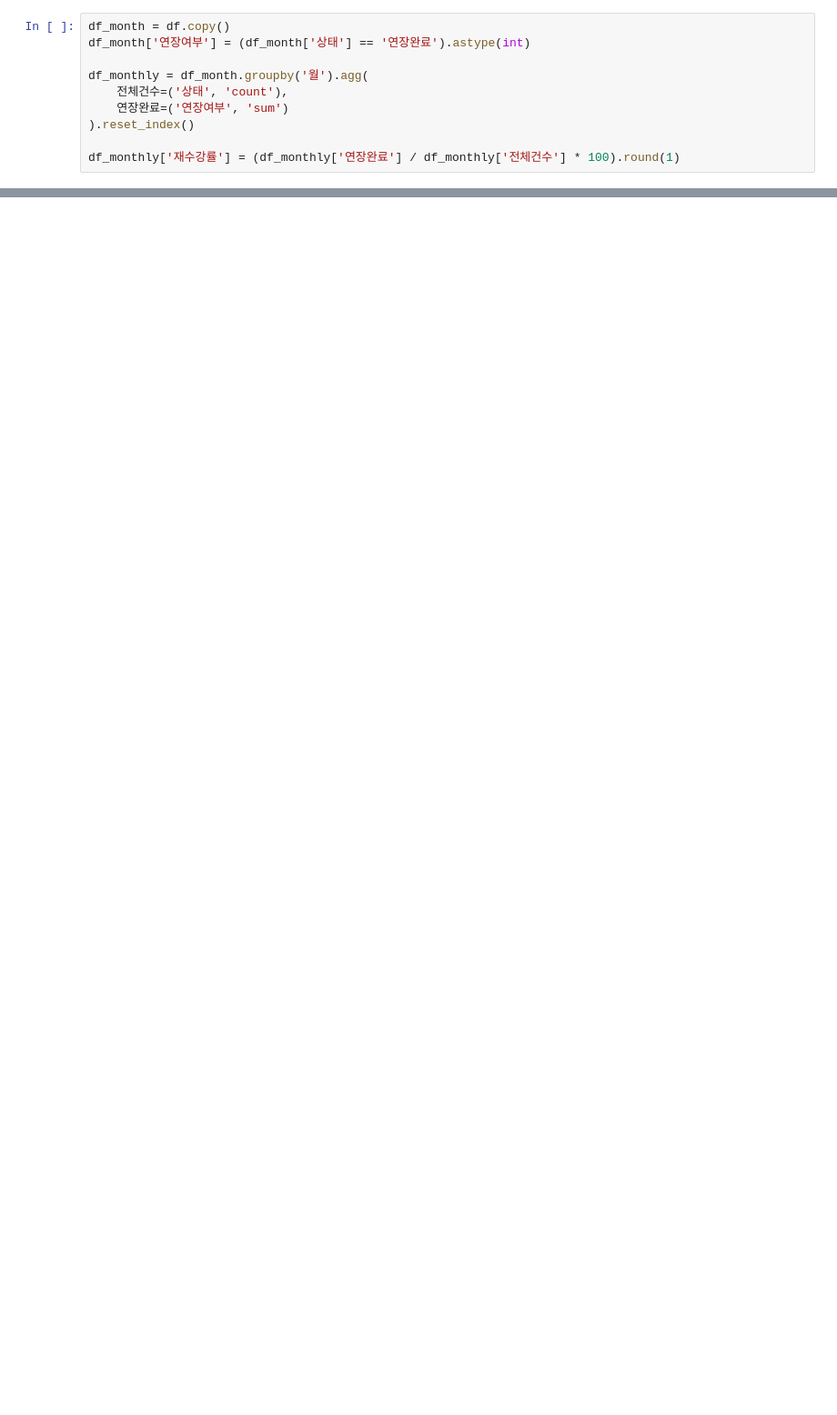
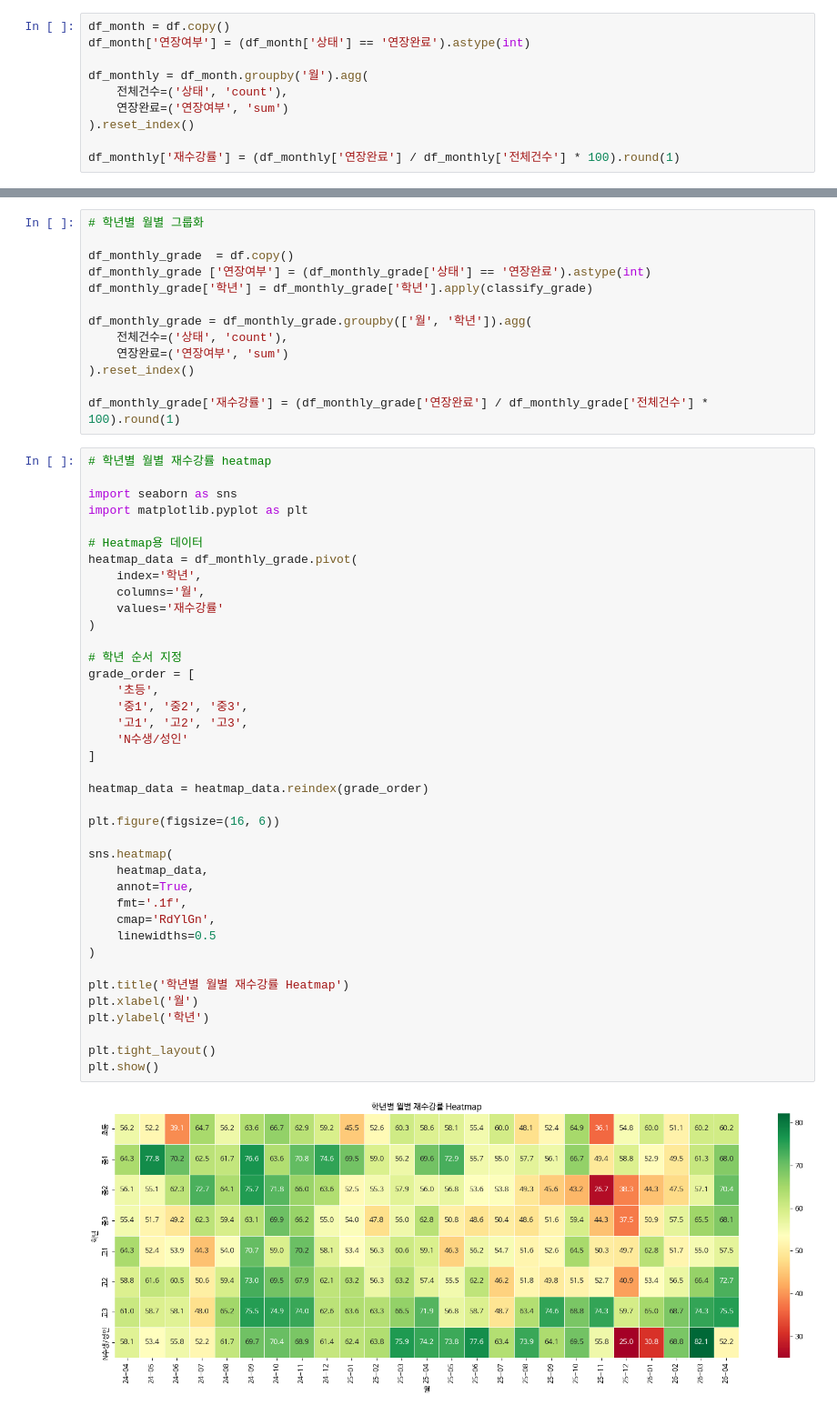
Before and after one commit to abbiddo/retention-analysis, a Jupyter notebook: student_retention_analysis.ipynb, the cells around one changed output, grey strips where cells are left out. Shown at 91% size. Cells and saved outputs as stored; diff of their text form; blank space fills up the shorter version.

```diff
--- a/student_retention_analysis.ipynb
+++ b/student_retention_analysis.ipynb
@@ -184,0 +224,54 @@ plt.show()
+# %%
+# 학년별 월별 그룹화
+
+df_monthly_grade  = df.copy()
+df_monthly_grade ['연장여부'] = (df_monthly_grade['상태'] == '연장완료').astype(int)
+df_monthly_grade['학년'] = df_monthly_grade['학년'].apply(classify_grade)
+
+df_monthly_grade = df_monthly_grade.groupby(['월', '학년']).agg(
+    전체건수=('상태', 'count'),
+    연장완료=('연장여부', 'sum')
+).reset_index()
+
+df_monthly_grade['재수강률'] = (df_monthly_grade['연장완료'] / df_monthly_grade['전체건수'] * 100).round(1)
+# %%
+# 학년별 월별 재수강률 heatmap
+
+import seaborn as sns
+import matplotlib.pyplot as plt
+
+# Heatmap용 데이터
+heatmap_data = df_monthly_grade.pivot(
+    index='학년',
+    columns='월',
+    values='재수강률'
+)
+
+# 학년 순서 지정
+grade_order = [
+    '초등',
+    '중1', '중2', '중3',
+    '고1', '고2', '고3',
+    'N수생/성인'
+]
+
+heatmap_data = heatmap_data.reindex(grade_order)
+
+plt.figure(figsize=(16, 6))
+
+sns.heatmap(
+    heatmap_data,
+    annot=True,
+    fmt='.1f',
+    cmap='RdYlGn',
+    linewidths=0.5
+)
+
+plt.title('학년별 월별 재수강률 Heatmap')
+plt.xlabel('월')
+plt.ylabel('학년')
+
+plt.tight_layout()
+plt.show()
+# %% [output]
+[figure, added]
```
Also changed, not shown: parts of 44 cells of this notebook.
